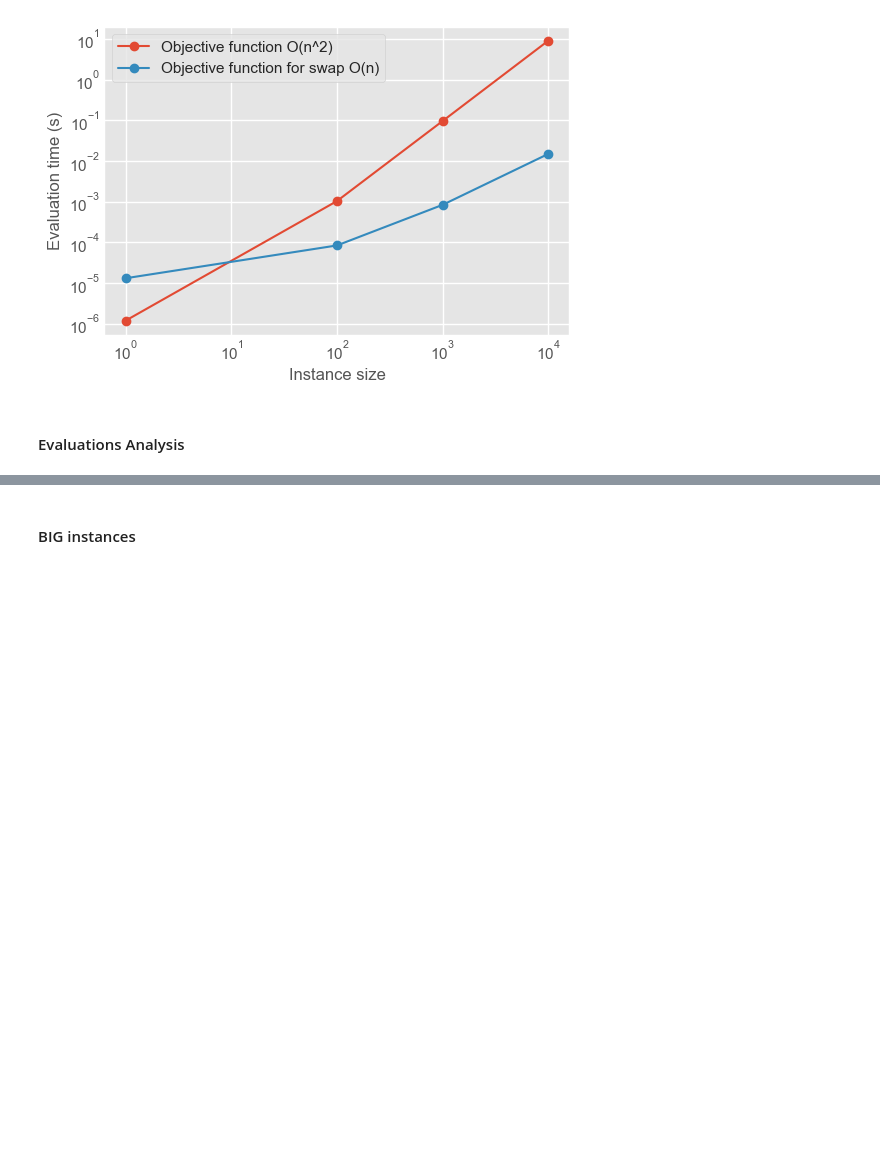
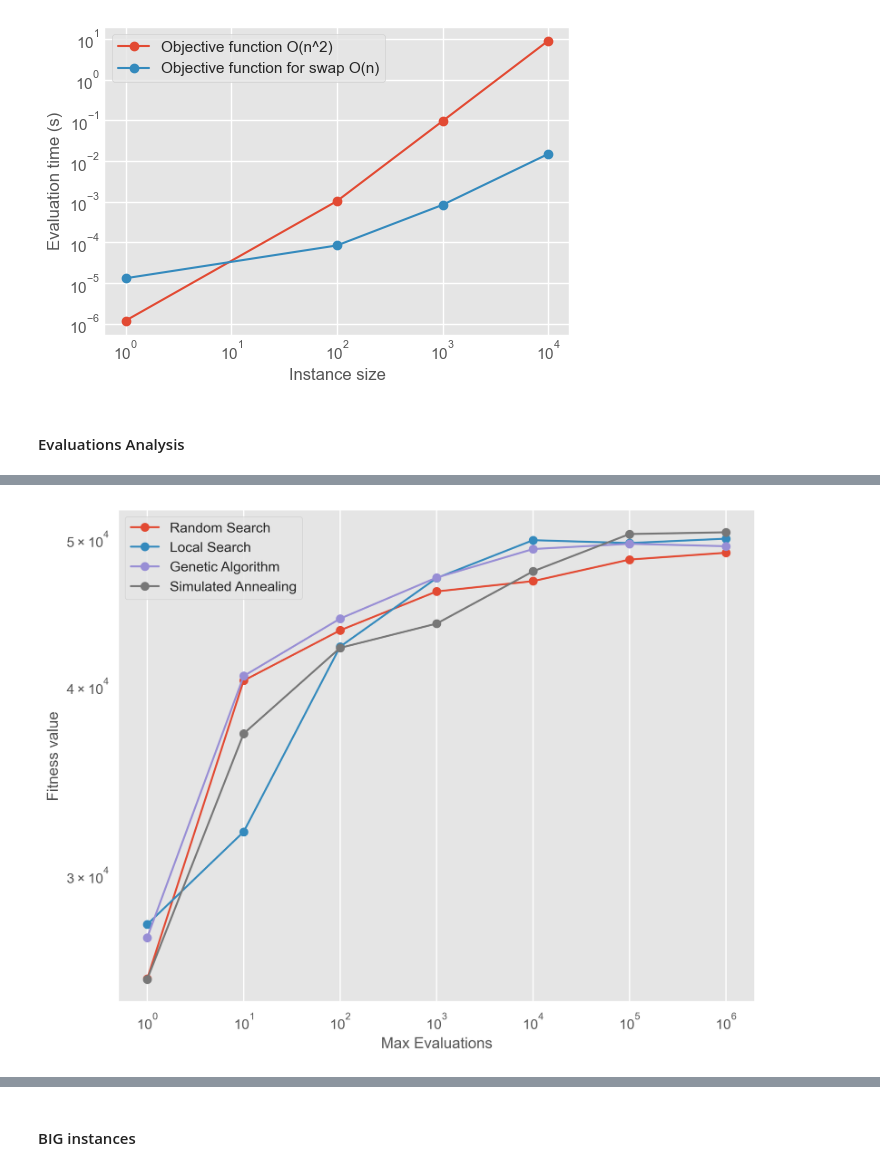
Before and after one commit to usainzg/search-heuristics, a Jupyter notebook: LOP_Naroa_Unai.ipynb, the cells around one changed output, grey strips where cells are left out. Cells and saved outputs as stored; diff of their text form; code cells hidden in the pictures; blank space fills up the shorter version.

Commit message:
add evaluation analysis temporal plots

```diff
--- a/LOP_Naroa_Unai.ipynb
+++ b/LOP_Naroa_Unai.ipynb
@@ -945,7 +945,7 @@ for max_evals in evaluations:
     LS_time_l = []
     GA_time_l = []
     SA_time_l = []
-    for i in range(30):
+    for i in range(N_RUNS):
         start = time()
         (fitness, sol, evals) = random_search(instance, max_evals=max_evals)  # baseline
         RS_time_l.append(time() - start)
@@ -993,17 +1001,19 @@ for max_evals in evaluations:
 # %%
 with plt.style.context('ggplot'):
     plt.figure(figsize=(9, 7))
     plt.plot(evaluations, RS_fit_list, marker='o', label="Random Search")
     plt.plot(evaluations, LS_fit_list, marker='o', label="Local Search")
     plt.plot(evaluations, GA_fit_list, marker='o', label="Genetic Algorithm")
     plt.plot(evaluations, SA_fit_list, marker='o', label="Simulated Annealing")
-    plt.ylabel('Fitness')
+    plt.ylabel('Fitness value')
     plt.xlabel('Max Evaluations')
-    plt.title("Fitness evolution per maxEval")
+    #plt.title("Fitness evolution vs max evaluations")
     plt.yscale('log')
     plt.xscale('log')
     plt.legend()
     plt.show()
+# %% [output]
+[figure, added]
 # %%
 with plt.style.context('ggplot'):
     plt.figure(figsize=(9, 7))
```
Also changed, not shown: parts of 4 cells of this notebook.
